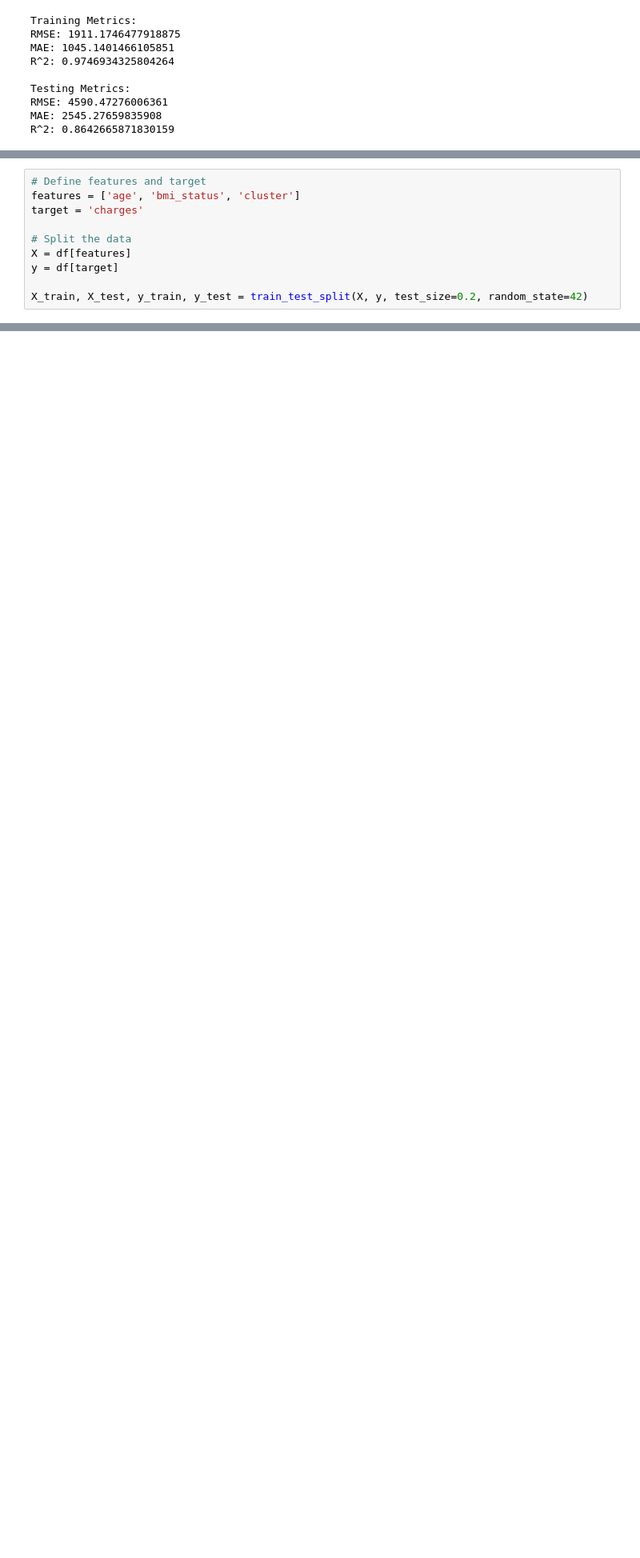
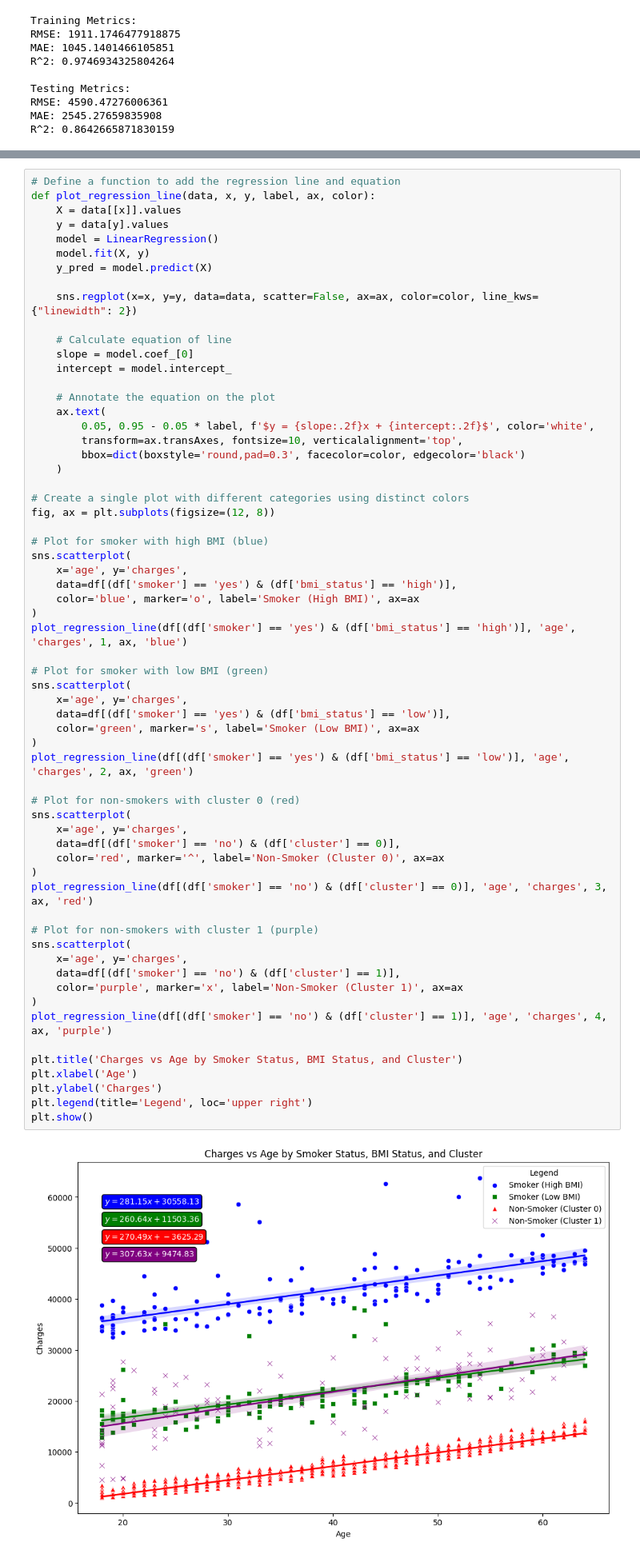
Before and after one commit to mukherjeesrijit/data-science-projects, a Jupyter notebook: us-medical-insurance-project.ipynb, the cells around one changed output, grey strips where cells are left out. Shown at 80% size. Saved outputs shown, nothing was run; the diff lists cells and outputs as text; blank space fills up the shorter version.

```diff
--- a/us-medical-insurance-project.ipynb
+++ b/us-medical-insurance-project.ipynb
@@ -660,10 +524,0 @@ df['cluster'].fillna(-1, inplace=True)
-# %%
-# Define features and target
-features = ['age', 'bmi_status', 'cluster']
-target = 'charges'
-
-# Split the data
-X = df[features]
-y = df[target]
-
-X_train, X_test, y_train, y_test = train_test_split(X, y, test_size=0.2, random_state=42)
@@ -765,0 +530,64 @@ print(f'R^2 Score: {r2}')
+# %%
+# Define a function to add the regression line and equation
+def plot_regression_line(data, x, y, label, ax, color):
+    X = data[[x]].values
+    y = data[y].values
+    model = LinearRegression()
+    model.fit(X, y)
+    y_pred = model.predict(X)
+
+    sns.regplot(x=x, y=y, data=data, scatter=False, ax=ax, color=color, line_kws={"linewidth": 2})
+
+    # Calculate equation of line
+    slope = model.coef_[0]
+    intercept = model.intercept_
+
+    # Annotate the equation on the plot
+    ax.text(
+        0.05, 0.95 - 0.05 * label, f'$y = {slope:.2f}x + {intercept:.2f}$', color='white',
+        transform=ax.transAxes, fontsize=10, verticalalignment='top',
+        bbox=dict(boxstyle='round,pad=0.3', facecolor=color, edgecolor='black')
+    )
+
+# Create a single plot with different categories using distinct colors
+fig, ax = plt.subplots(figsize=(12, 8))
+
+# Plot for smoker with high BMI (blue)
+sns.scatterplot(
+    x='age', y='charges',
+    data=df[(df['smoker'] == 'yes') & (df['bmi_status'] == 'high')],
+    color='blue', marker='o', label='Smoker (High BMI)', ax=ax
+)
+plot_regression_line(df[(df['smoker'] == 'yes') & (df['bmi_status'] == 'high')], 'age', 'charges', 1, ax, 'blue')
+
+# Plot for smoker with low BMI (green)
+sns.scatterplot(
+    x='age', y='charges',
+    data=df[(df['smoker'] == 'yes') & (df['bmi_status'] == 'low')],
+    color='green', marker='s', label='Smoker (Low BMI)', ax=ax
+)
+plot_regression_line(df[(df['smoker'] == 'yes') & (df['bmi_status'] == 'low')], 'age', 'charges', 2, ax, 'green')
+
+# Plot for non-smokers with cluster 0 (red)
+sns.scatterplot(
+    x='age', y='charges',
+    data=df[(df['smoker'] == 'no') & (df['cluster'] == 0)],
+    color='red', marker='^', label='Non-Smoker (Cluster 0)', ax=ax
+)
+plot_regression_line(df[(df['smoker'] == 'no') & (df['cluster'] == 0)], 'age', 'charges', 3, ax, 'red')
+
+# Plot for non-smokers with cluster 1 (purple)
+sns.scatterplot(
+    x='age', y='charges',
+    data=df[(df['smoker'] == 'no') & (df['cluster'] == 1)],
+    color='purple', marker='x', label='Non-Smoker (Cluster 1)', ax=ax
+)
+plot_regression_line(df[(df['smoker'] == 'no') & (df['cluster'] == 1)], 'age', 'charges', 4, ax, 'purple')
+
+plt.title('Charges vs Age by Smoker Status, BMI Status, and Cluster')
+plt.xlabel('Age')
+plt.ylabel('Charges')
+plt.legend(title='Legend', loc='upper right')
+plt.show()
+# %% [output]
+[figure, added]
```
Also changed, not shown: parts of 32 cells of this notebook.
